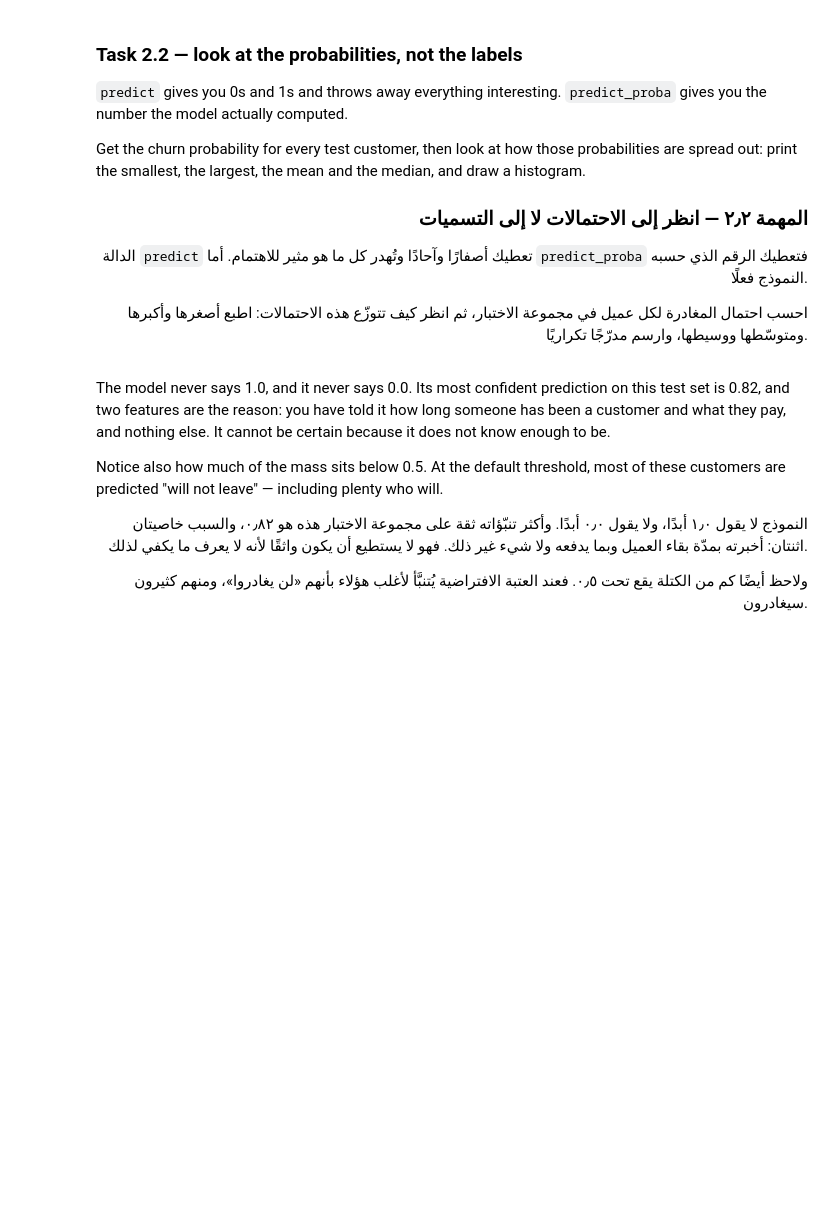
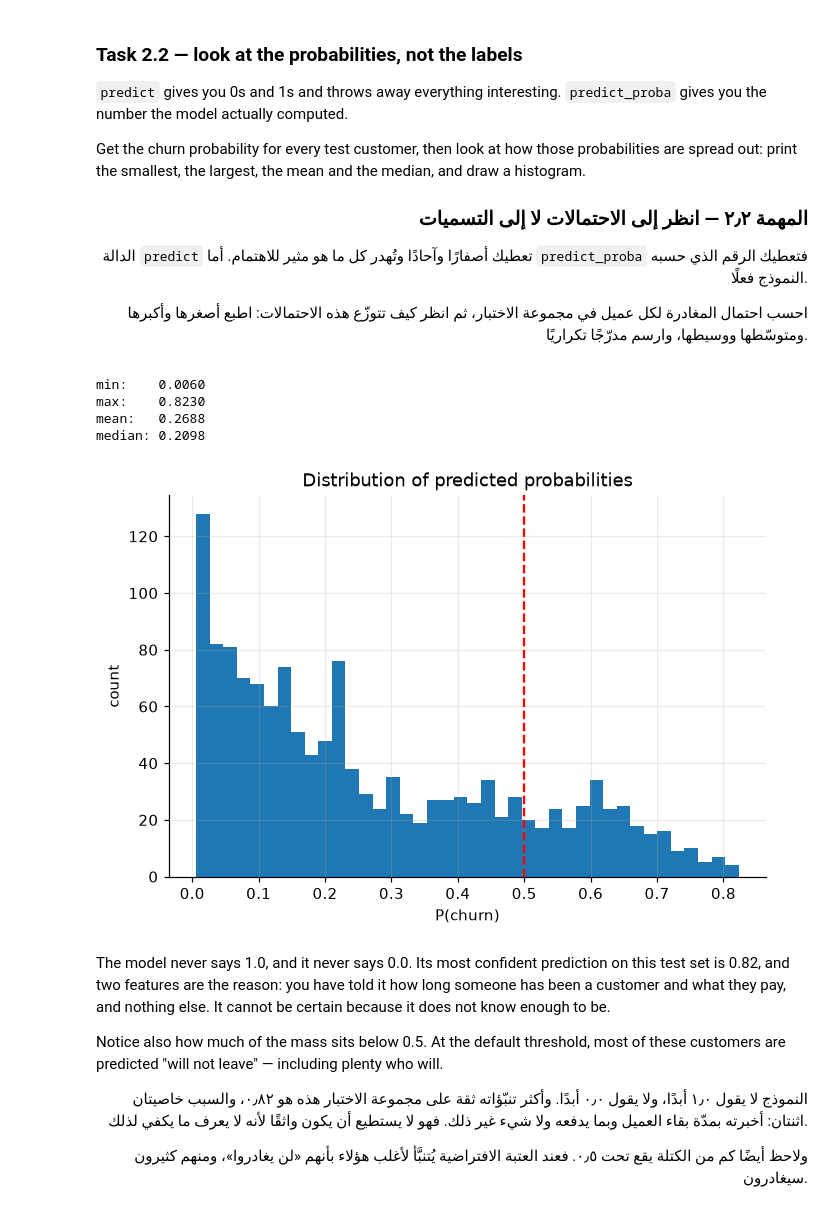
Before and after one commit to ghadialbishri/AIEP_Olo_student, a Jupyter notebook: week_1_foundations/labs/D3_classification/D3_classification_blank.ipynb, the cells around one changed output. Drawn from its saved outputs; the diff is of its cells as text; code cells hidden in the pictures; blank space fills up the shorter version.

```diff
--- a/week_1_foundations/labs/D3_classification/D3_classification_blank.ipynb
+++ b/week_1_foundations/labs/D3_classification/D3_classification_blank.ipynb
@@ -336,6 +360,12 @@ from sklearn.model_selection import train_test_split
 from sklearn.linear_model import LogisticRegression
 # TODO: Split 80/20 keeping the churn rate in both halves, then fit LogisticRegression on the training half.
 # مهمة: قسّم ٨٠٪ / ٢٠٪ مع الحفاظ على نسبة المغادرين في النصفين، ثم درّب LogisticRegression على نصف التدريب.
+X_train, X_test, y_train, y_test = train_test_split(
+    X, y, test_size=0.2, random_state=42, stratify=y
+)
+
+model = LogisticRegression()
+model.fit(X_train, y_train)
 print(f"train {X_train.shape[0]:,} rows, churn {y_train.mean():.4f}")
 print(f"test  {X_test.shape[0]:,} rows, churn {y_test.mean():.4f}")
 for name, coefficient in zip(FEATURES, model.coef_[0]):
@@ -383,22 +419,42 @@ print the smallest, the largest, the mean and the median, and draw a histogram.
 # %%
 # ────────────────────────────────────────────────────────────────────
 # 1) predict_proba returns one column per class. You want the probability of class 1 —
 #    the customer leaving — which is the second column.
 # 2) Store it as `probs`; every later task uses it.
 # 3) Print min, max, mean and median, then draw a histogram with about 40 bins.
 # 4) Mark 0.5 on the histogram with a vertical line so you can see how much sits above it.
 # Search: "sklearn predict_proba second column positive class"
 #
 # ١) تُرجع predict_proba عمودًا لكل فئة. وأنت تريد احتمال الفئة ١ — أي مغادرة العميل —
 #    وهو العمود الثاني.
 # ٢) خزّنه باسم `probs`؛ فكل مهمة تالية تستخدمه.
 # ٣) اطبع الأصغر والأكبر والمتوسّط والوسيط، ثم ارسم مدرّجًا تكراريًا بنحو ٤٠ فئة.
 # ٤) علّم القيمة ٠٫٥ على المدرّج بخط رأسي لترى كم يقع فوقها.
 # ابحث عن: "sklearn predict_proba second column positive class"
 # ────────────────────────────────────────────────────────────────────
 
 # TODO: Get P(churn) for every test row into `probs`, summarise its spread, and plot it.
 # مهمة: احسب احتمال المغادرة لكل صف اختبار في `probs`، ولخّص انتشاره، وارسمه.
+probs = model.predict_proba(X_test)[:, 1]
+
+print(f"min:    {probs.min():.4f}")
+print(f"max:    {probs.max():.4f}")
+print(f"mean:   {probs.mean():.4f}")
+print(f"median: {np.median(probs):.4f}")
+
+fig, ax = plt.subplots()
+ax.hist(probs, bins=40)
+ax.axvline(0.5, color="red", linestyle="--")
+ax.set_xlabel("P(churn)")
+ax.set_ylabel("count")
+ax.set_title("Distribution of predicted probabilities")
+plt.show()
+# %% [output]
+min:    0.0060
+max:    0.8230
+mean:   0.2688
+median: 0.2098
+[figure, added]
 # %% [markdown]
 The model never says 1.0, and it never says 0.0. Its most confident prediction on this test set is 0.82,
 and two features are the reason: you have told it how long someone has been a customer and what they
```
Also changed, not shown: parts of 9 cells of this notebook.
